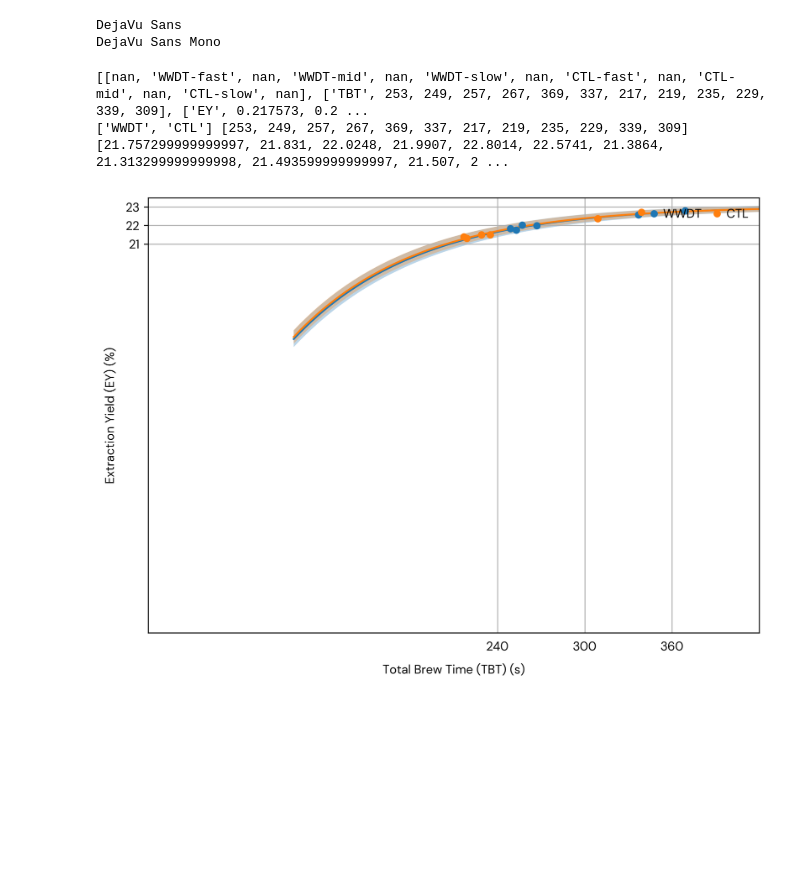
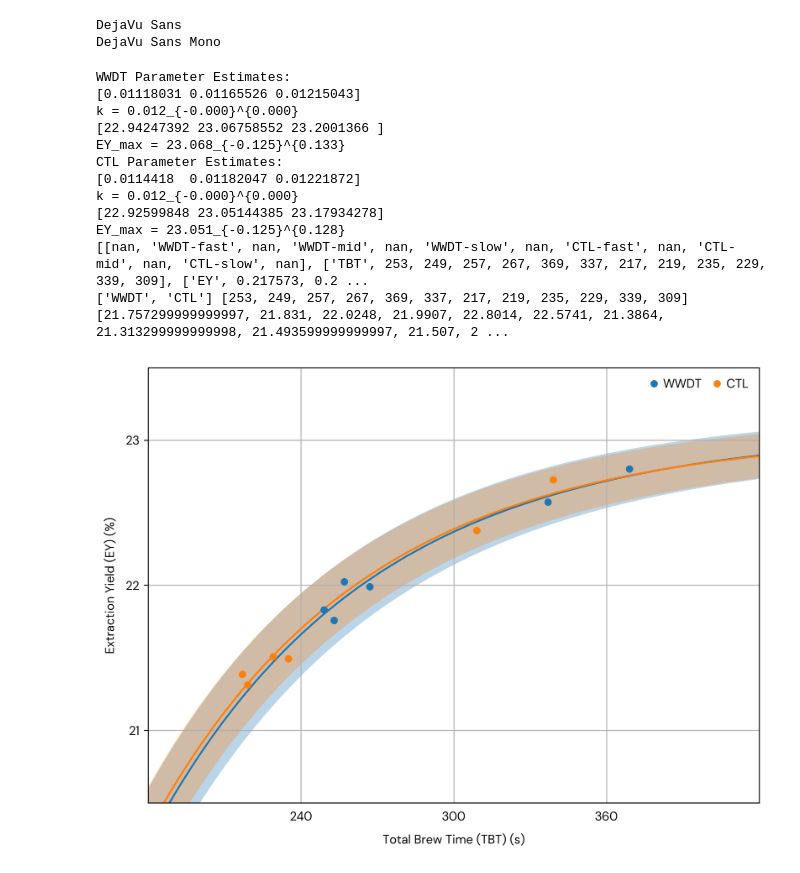
Before and after one commit to haoyung/haoyung.github.io, a Jupyter notebook: assets/img/WWDT/draw.ipynb, the cells around one changed output. Drawn from its saved outputs; the diff is of its cells as text; code cells hidden in the pictures; blank space fills up the shorter version.

```diff
--- a/assets/img/WWDT/draw.ipynb
+++ b/assets/img/WWDT/draw.ipynb
@@ -422,11 +422,21 @@ def MCMC(sheet_name, fig_num):
 # %%
 # draw_pre_exp('Pre', 1)
 # draw_main_exp('Main', 2)
 # draw_main_exp_line('Main', 3)
-# wwdt_estimates, ctl_estimates = MCMC('Main', 3)
+wwdt_estimates, ctl_estimates = MCMC('Main', 3)
 # print(wwdt_estimates, ctl_estimates)
 draw_main_exp_line_MCMC('Main', 4, wwdt_estimates, ctl_estimates)
 # %% [output]
+WWDT Parameter Estimates:
+[0.01118031 0.01165526 0.01215043]
+k = 0.012_{-0.000}^{0.000}
+[22.94247392 23.06758552 23.2001366 ]
+EY_max = 23.068_{-0.125}^{0.133}
+CTL Parameter Estimates:
+[0.0114418  0.01182047 0.01221872]
+k = 0.012_{-0.000}^{0.000}
+[22.92599848 23.05144385 23.17934278]
+EY_max = 23.051_{-0.125}^{0.128}
 [[nan, 'WWDT-fast', nan, 'WWDT-mid', nan, 'WWDT-slow', nan, 'CTL-fast', nan, 'CTL-mid', nan, 'CTL-slow', nan], ['TBT', 253, 249, 257, 267, 369, 337, 217, 219, 235, 229, 339, 309], ['EY', 0.217573, 0.2 ...
 ['WWDT', 'CTL'] [253, 249, 257, 267, 369, 337, 217, 219, 235, 229, 339, 309] [21.757299999999997, 21.831, 22.0248, 21.9907, 22.8014, 22.5741, 21.3864, 21.313299999999998, 21.493599999999997, 21.507, 2 ...
-[figure, old version]
+[figure, new version]
```
Also changed, not shown: parts of 1 cell of this notebook, 5 other files.
